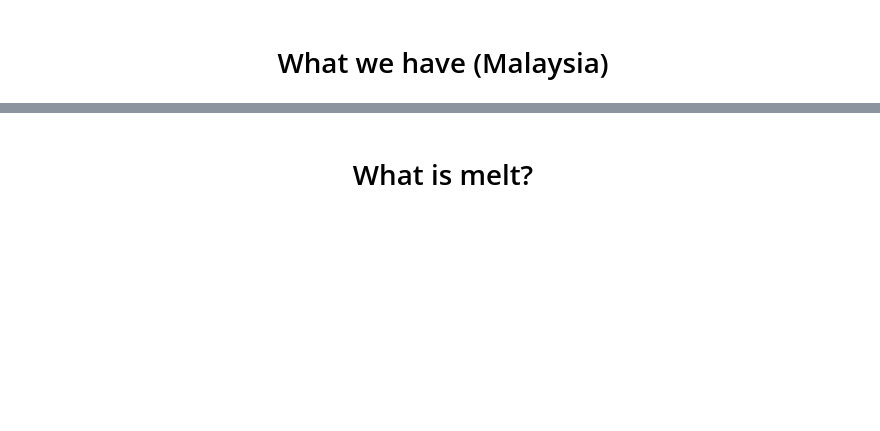
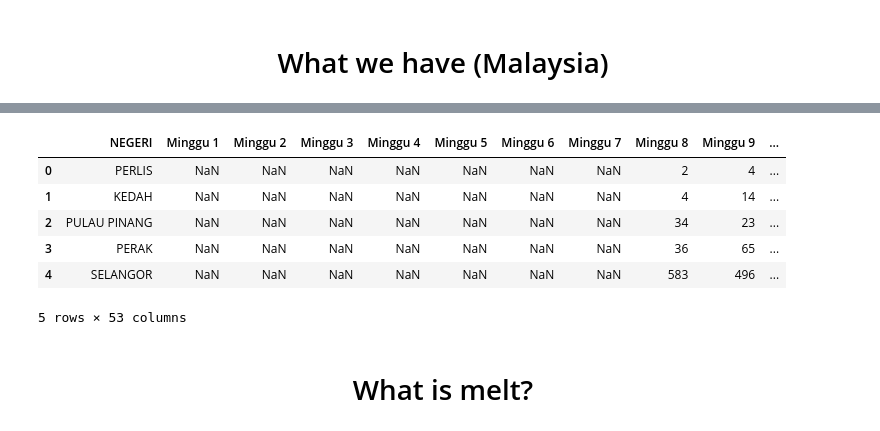
Before and after one commit to wwcodesg/DataScraping, a Jupyter notebook: notebooks/2_Cleaning/Data Cleaning - MY.ipynb, the cells around one changed output, grey strips where cells are left out. Saved outputs shown, nothing was run; the diff lists cells and outputs as text; code cells hidden in the pictures; blank space fills up the shorter version.

```diff
--- a/notebooks/2_Cleaning/Data Cleaning - MY.ipynb
+++ b/notebooks/2_Cleaning/Data Cleaning - MY.ipynb
@@ -17,7 +37,18 @@ df.head(20)
 # %%
-# TODO define constants & explain NaN
-df = pd.read_excel(file_path, na_values="na", skiprows=1, skip_footer=110, parse_cols=52, index=False)
+# DataFrame slice parameters
+SKIPROWS = 1
+SKIP_FOOTER = 110
+PARSE_COLS = 52
+df = pd.read_excel(file_path, na_values="na", skiprows=SKIPROWS, skip_footer=SKIP_FOOTER, parse_cols=PARSE_COLS)
 df.head()
+# %% [output]
+|  | NEGERI | Minggu 1 | Minggu 2 | Minggu 3 | Minggu 4 | Minggu 5 | Minggu 6 | Minggu 7 | Minggu 8 | Minggu 9 | ... |
+| 0 | PERLIS | NaN | NaN | NaN | NaN | NaN | NaN | NaN | 2 | 4 | ... |
+| 1 | KEDAH | NaN | NaN | NaN | NaN | NaN | NaN | NaN | 4 | 14 | ... |
+| 2 | PULAU PINANG | NaN | NaN | NaN | NaN | NaN | NaN | NaN | 34 | 23 | ... |
+| 3 | PERAK | NaN | NaN | NaN | NaN | NaN | NaN | NaN | 36 | 65 | ... |
+| 4 | SELANGOR | NaN | NaN | NaN | NaN | NaN | NaN | NaN | 583 | 496 | ... |
+5 rows × 53 columns
 # %% [markdown]
 <h1><center>What is melt?</center></h1>
 # %%
```
Also changed, not shown: parts of 11 cells of this notebook, 2 other files.
